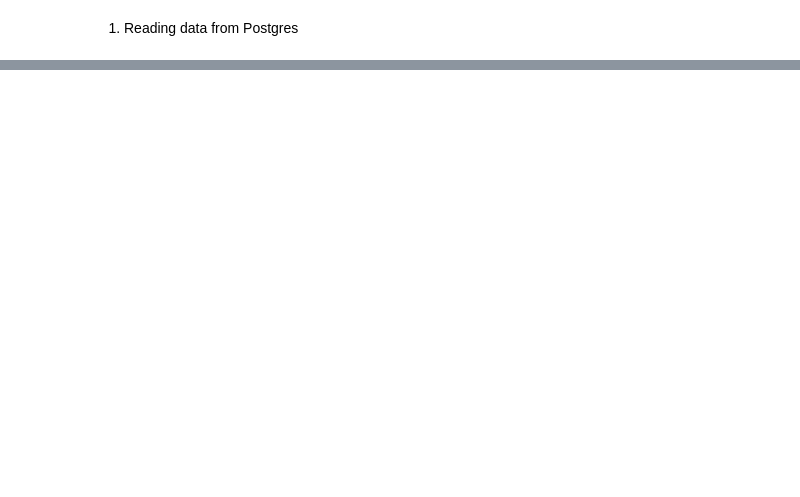
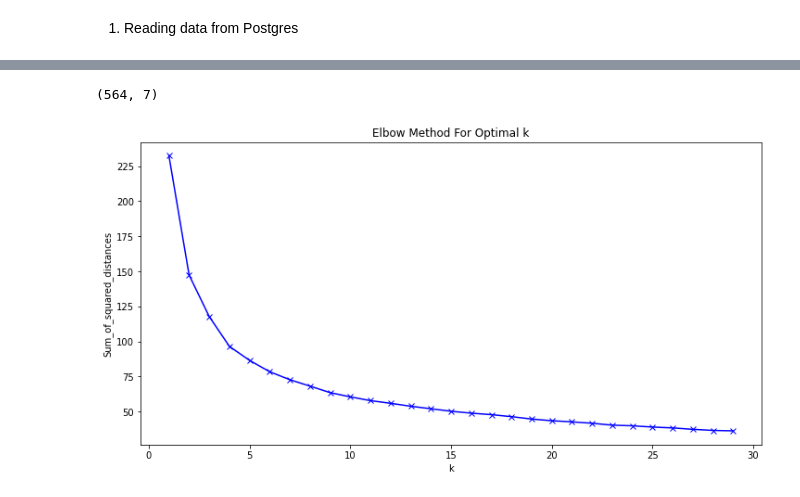
Before and after one commit to tomekmatuszewski/NBA_players_clustering, a Jupyter notebook: notebooks/read_postgres.ipynb, the cells around one changed output, grey strips where cells are left out. Drawn from its saved outputs; the diff is of its cells as text; code cells hidden in the pictures; blank space fills up the shorter version.

```diff
--- a/notebooks/read_postgres.ipynb
+++ b/notebooks/read_postgres.ipynb
@@ -200,0 +164,13 @@ transformed.select('prediction').distinct().show()
+# %%
+pca = PCA(n_components=7)
+pca.fit(stats_scaled)
+
+
+n_components = 7
+pca = PCA(n_components)
+dim_reduction = pca.fit_transform(stats_scaled)
+reduced_df = df_stats_last_three.copy()
+for i in range(n_components):
+    reduced_df[f'PCA{i+1}'] = [dim_reduction[x][i] for x in range(len(dim_reduction))]
+
+reduced_df.head()
@@ -200,0 +185,21 @@ transformed.select('prediction').distinct().show()
+# %%
+dim_reduction.shape
+# %% [output]
+(564, 7)
+# %%
+from sklearn.cluster import KMeans
+
+sum_of_squared_distances = []
+K = range(1,30)
+for k in K:
+    km = KMeans(n_clusters=k)
+    km = km.fit(dim_reduction)
+    sum_of_squared_distances.append(km.inertia_)
+
+plt.plot(K, sum_of_squared_distances, 'bx-')
+plt.xlabel('k')
+plt.ylabel('Sum_of_squared_distances')
+plt.title('Elbow Method For Optimal k')
+plt.show()
+# %% [output]
+[figure, added]
```
Also changed, not shown: parts of 41 cells of this notebook, 2 other files.
